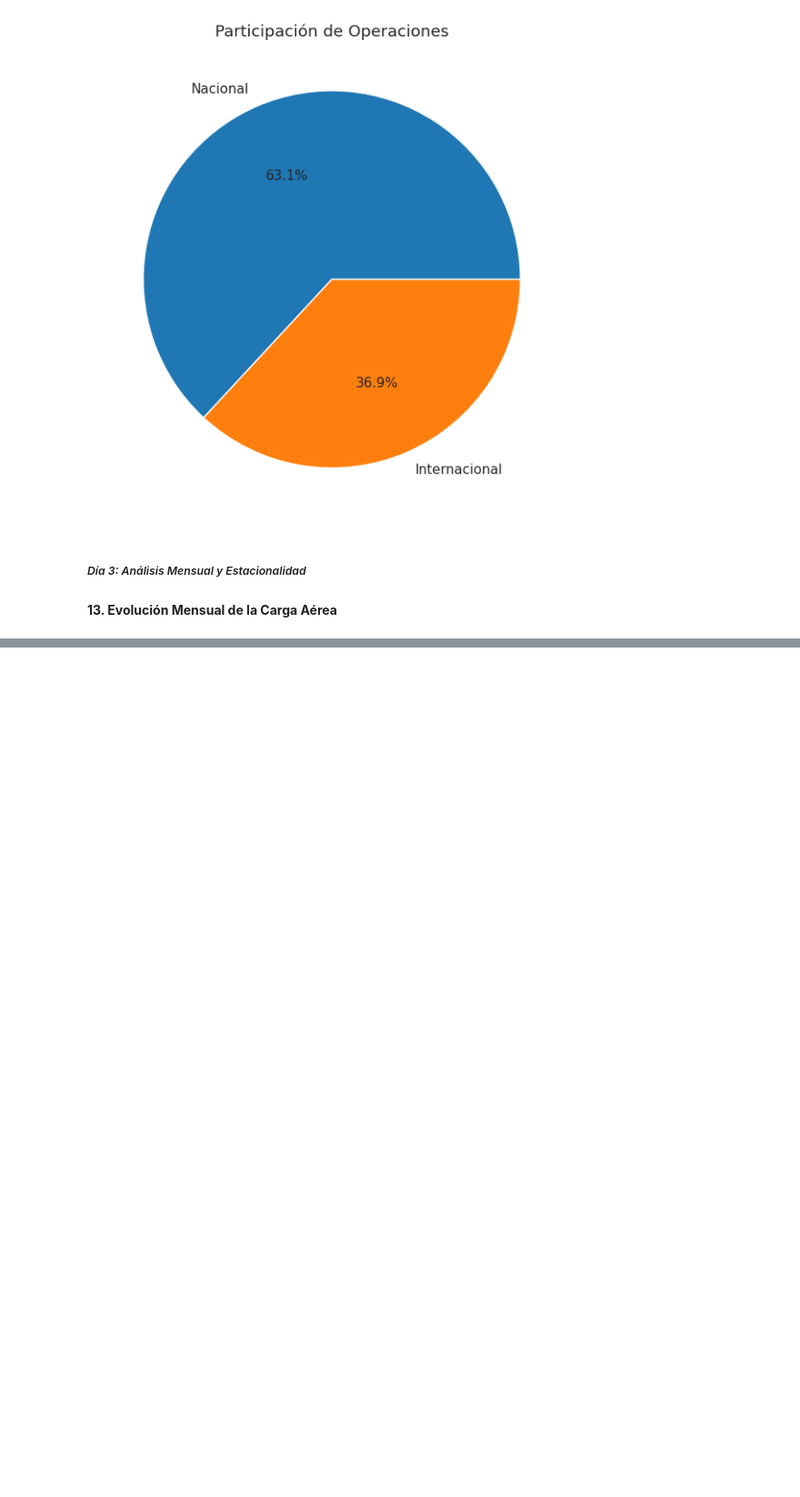
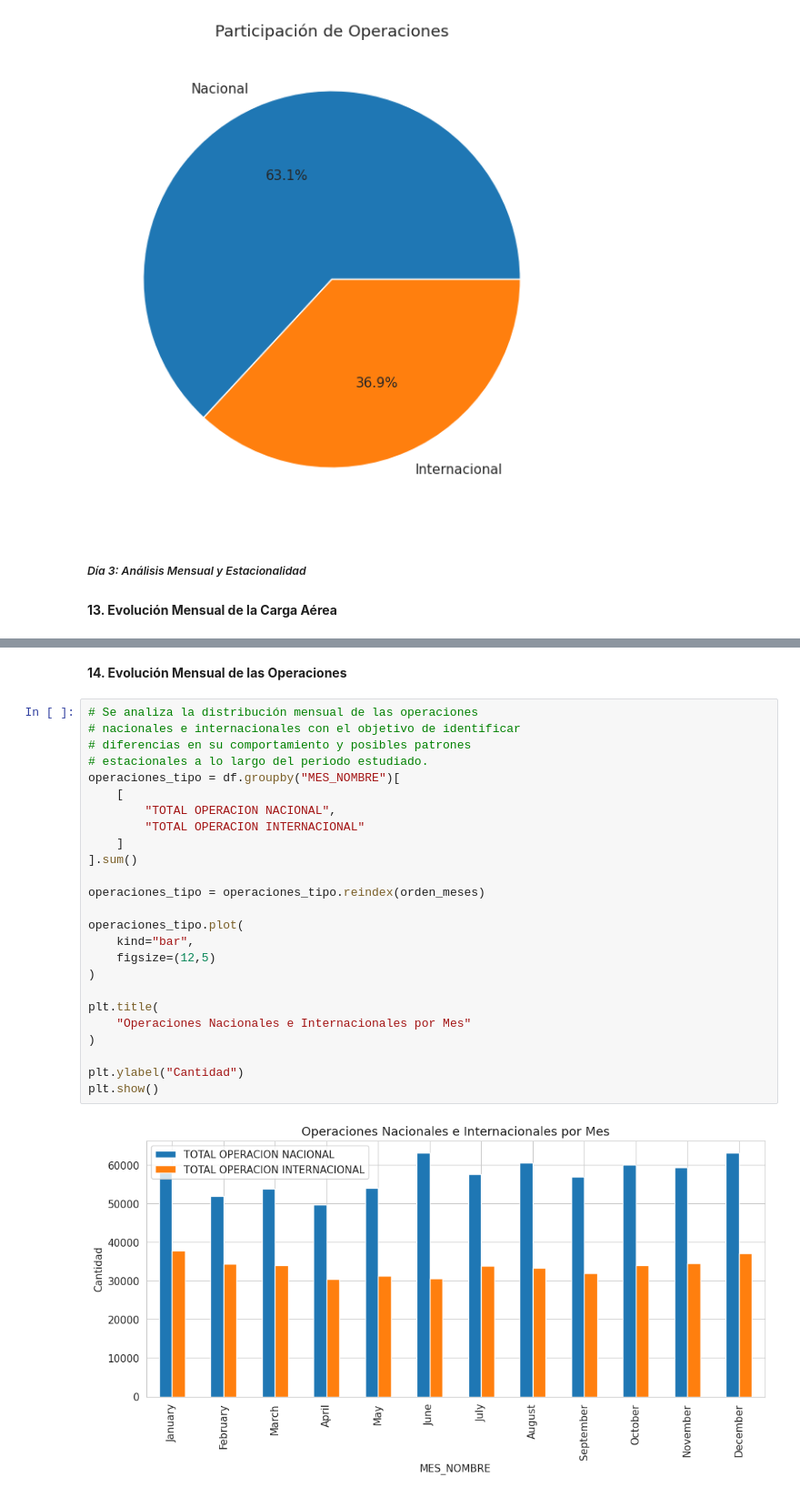
Before and after one commit to AlexisPerezCordero/Analisis-Trafico-Aereo-Jorge-Chavez, a Jupyter notebook: Analisis_Trafico_Aereo.ipynb, the cells around one changed output, grey strips where cells are left out. Shown at 91% size. Drawn from its saved outputs; the diff is of its cells as text; blank space fills up the shorter version.

Commit message:
Finaliza análisis mensual del tráfico aéreo

```diff
--- a/Analisis_Trafico_Aereo.ipynb
+++ b/Analisis_Trafico_Aereo.ipynb
@@ -360,0 +363,29 @@ NameError: name 'df' is not defined
+# %% [markdown]
+**14. Evolución Mensual de las Operaciones**
+# %%
+# Se analiza la distribución mensual de las operaciones
+# nacionales e internacionales con el objetivo de identificar
+# diferencias en su comportamiento y posibles patrones
+# estacionales a lo largo del periodo estudiado.
+operaciones_tipo = df.groupby("MES_NOMBRE")[
+    [
+        "TOTAL OPERACION NACIONAL",
+        "TOTAL OPERACION INTERNACIONAL"
+    ]
+].sum()
+
+operaciones_tipo = operaciones_tipo.reindex(orden_meses)
+
+operaciones_tipo.plot(
+    kind="bar",
+    figsize=(12,5)
+)
+
+plt.title(
+    "Operaciones Nacionales e Internacionales por Mes"
+)
+
+plt.ylabel("Cantidad")
+plt.show()
+# %% [output]
+[figure, added]
```
Also changed, not shown: parts of 9 cells of this notebook.
